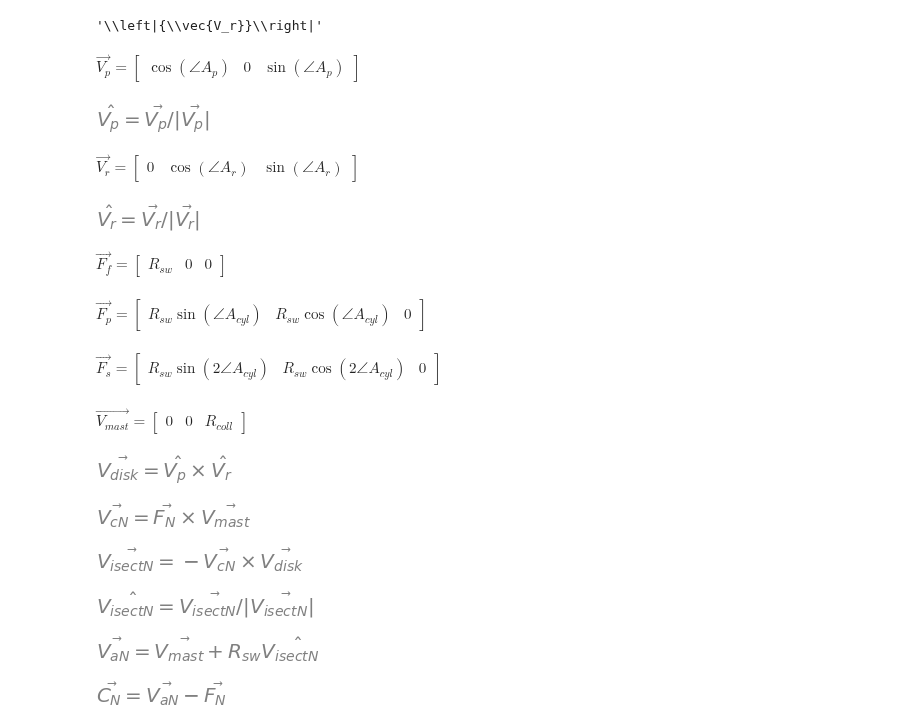
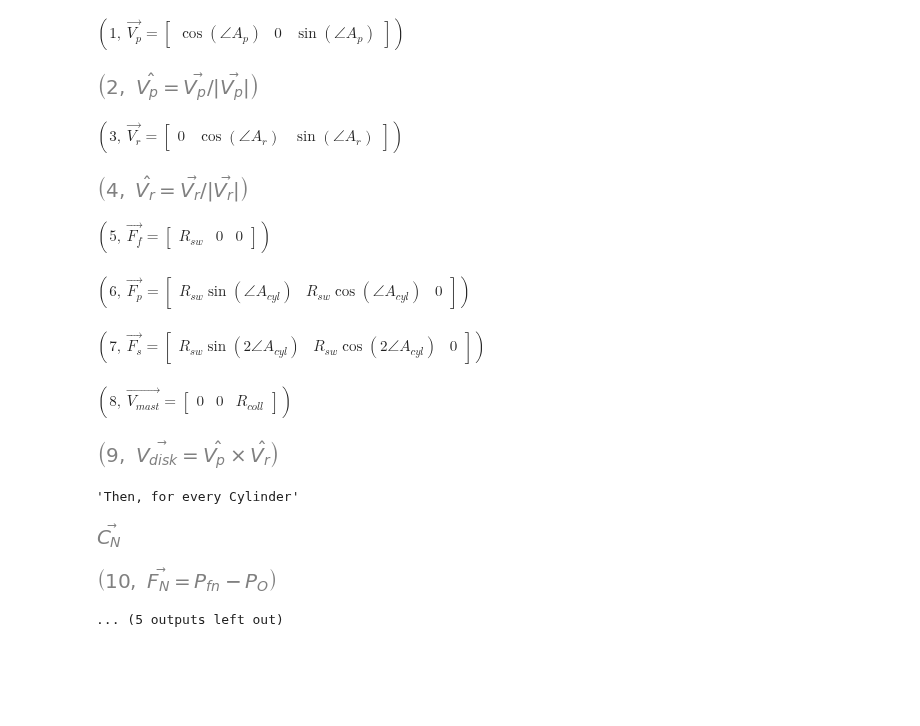
Before and after one commit to ivorjawa/StewartPlatform, a Jupyter notebook: RotorHead.ipynb, the cells around one changed output. Drawn from its saved outputs; the diff is of its cells as text; code cells hidden in the pictures; blank space fills up the shorter version.

```diff
--- a/RotorHead.ipynb
+++ b/RotorHead.ipynb
@@ -52,3 +23,6 @@ k
+# %%
+ def Eq(expr1, expr2):
+    return sym.Eq(expr1, expr2, evaluate=False)
 # %%
 P0 = sym.Symbol(r'P_O');  #Origin of XYZ system
 Rcoll = sym.Symbol(r'R_{coll}') #height of collective above origin
@@ -108,43 +77,50 @@ abs(abs(Vr))
-# %%
-sym.latex(abs(Vr))
-# %% [output]
-'\\left|{\\vec{V_r}}\\right|'
 # %%
-e1 = sym.Eq(Vp, sym.Matrix([sym.cos(Ap), 0, sym.sin(Ap)]).T, evaluate=False)
-e2 = sym.Eq(Vphat, Vp/abs(Vp), evaluate=False)
 
-e3 = sym.Eq(Vr, sym.Matrix([0, sym.cos(Ar), sym.sin(Ar)]).T, evaluate=False)
-e4 = sym.Eq(Vrhat, Vr/abs(Vr), evaluate=False)
+e1 = Eq(Vp, sym.Matrix([sym.cos(Ap), 0, sym.sin(Ap)]).T)
+e2 = Eq(Vphat, Vp/abs(Vp))
 
-e5 = sym.Eq(Ff, sym.Matrix([Rsw, 0, 0]).T, evaluate=False)
-e6 = sym.Eq(Fp, sym.Matrix([Rsw*sym.sin(Acyl), Rsw*sym.cos(Acyl), 0]).T, evaluate=False)
-e7 = sym.Eq(Fs, sym.Matrix([Rsw*sym.sin(2*Acyl), Rsw*sym.cos(2*Acyl), 0]).T, evaluate=False)
+e3 = Eq(Vr, sym.Matrix([0, sym.cos(Ar), sym.sin(Ar)]).T)
+e4 = Eq(Vrhat, Vr/abs(Vr))
 
-e8 = sym.Eq(Vmast, sym.Matrix([0, 0, Rcoll]).T, evaluate=False)
+e5 = Eq(Ff, sym.Matrix([Rsw, 0, 0]).T)
+e6 = Eq(Fp, sym.Matrix([Rsw*sym.sin(Acyl), Rsw*sym.cos(Acyl), 0]).T)
+e7 = Eq(Fs, sym.Matrix([Rsw*sym.sin(2*Acyl), Rsw*sym.cos(2*Acyl), 0]).T)
 
-e9 = sym.Eq(Vdisk, symvec.Cross(Vphat, Vrhat), evaluate=False)
+e8 = Eq(Vmast, sym.Matrix([0, 0, Rcoll]).T)
+
+e9 = Eq(Vdisk, symvec.Cross(Vphat, Vrhat))
 
 # for each cylinder, Vcn normal of plane formed by foot and mast
-e10 = sym.Eq(Vcn, symvec.Cross(Fn, Vmast), evaluate=False)
-e11 = sym.Eq(Visectn, symvec.Cross(Vdisk, Vcn), evaluate=False)
-e12 = sym.Eq(Visectnhat, Visectn/abs(Visectn), evaluate=False)
-e13 = sym.Eq(Van, Rsw*Visectnhat+Vmast, evaluate=False)
-e14 = sym.Eq(Cn, Van - Fn, evaluate=False)
+e9_5 = Eq(Fn, Pfn-P0)
+e10 = Eq(Vcn, symvec.Cross(Fn, Vmast))
+e11 = Eq(Visectn, symvec.Cross(Vdisk, Vcn))
+e12 = Eq(Visectnhat, Visectn/abs(Visectn))
+e13 = Eq(Van, Rsw*Visectnhat+Vmast)
+e14 = Eq(Cn, Van - Fn)
 
-for e in [e1, e2, e3, e4, e5, e6, e7, e8, e9, e10, e11, e12, e13, e14]:
-    display(e)
+eqs = [e1, e2, e3, e4, e5, e6, e7, e8, e9]
+eqs2 = [e9_5, e10, e11, e12, e13, e14]
+for i, e in enumerate(eqs):
+    #display(e)
+    display((sym.Symbol(f"{i+1}"),e))
+
+display("Then, for every Cylinder")
+display(Cn)
+
+for i, e in enumerate(eqs2):
+    #display(e)
+    display((sym.Symbol(f"{i+10}"),e))
 # %% [output]
-$\displaystyle \vec{V_p} = \left[\begin{matrix}\cos{\left(\angle{A_p} \right)} & 0 & \sin{\left(\angle{A_p} \right)}\end{matrix}\right]$
+$\displaystyle \left( 1, \  \vec{V_p} = \left[\begin{matrix}\cos{\left(\angle{A_p} \right)} & 0 & \sin{\left(\angle{A_p} \right)}\end{matrix}\right]\right)$
-[figure, old version]
+[figure, new version]
-$\displaystyle \vec{V_r} = \left[\begin{matrix}0 & \cos{\left(\angle{A_r} \right)} & \sin{\left(\angle{A_r} \right)}\end{matrix}\right]$
+$\displaystyle \left( 3, \  \vec{V_r} = \left[\begin{matrix}0 & \cos{\left(\angle{A_r} \right)} & \sin{\left(\angle{A_r} \right)}\end{matrix}\right]\right)$
-[figure, old version]
+[figure, new version]
-$\displaystyle \vec{F_f} = \left[\begin{matrix}R_{sw} & 0 & 0\end{matrix}\right]$
+$\displaystyle \left( 5, \  \vec{F_f} = \left[\begin{matrix}R_{sw} & 0 & 0\end{matrix}\right]\right)$
-$\displaystyle \vec{F_p} = \left[\begin{matrix}R_{sw} \sin{\left(\angle{A_{cyl}} \right)} & R_{sw} \cos{\left(\angle{A_{cyl}} \right)} & 0\end{matrix}\right]$
+$\displaystyle \left( 6, \  \vec{F_p} = \left[\begin{matrix}R_{sw} \sin{\left(\angle{A_{cyl}} \right)} & R_{sw} \cos{\left(\angle{A_{cyl}} \right)} & 0\end{matrix}\right]\right)$
-$\displaystyle \vec{F_s} = \left[\begin{matrix}R_{sw} \sin{\left(2 \angle{A_{cyl}} \right)} & R_{sw} \cos{\left(2 \angle{A_{cyl}} \right)} & 0\end{matrix}\right]$
+$\displaystyle \left( 7, \  \vec{F_s} = \left[\begin{matrix}R_{sw} \sin{\left(2 \angle{A_{cyl}} \right)} & R_{sw} \cos{\left(2 \angle{A_{cyl}} \right)} & 0\end{matrix}\right]\right)$
-$\displaystyle \vec{V_{mast}} = \left[\begin{matrix}0 & 0 & R_{coll}\end{matrix}\right]$
+$\displaystyle \left( 8, \  \vec{V_{mast}} = \left[\begin{matrix}0 & 0 & R_{coll}\end{matrix}\right]\right)$
-[figure, old version]
+[figure, new version]
+'Then, for every Cylinder'
-[figure, old version]
+[figure, new version]
-[figure, old version]
+[figure, new version]
-[figure, removed]
-[figure, removed]
-[figure, removed]
+... (5 outputs left out)
```
Also changed, not shown: parts of 9 cells of this notebook.
